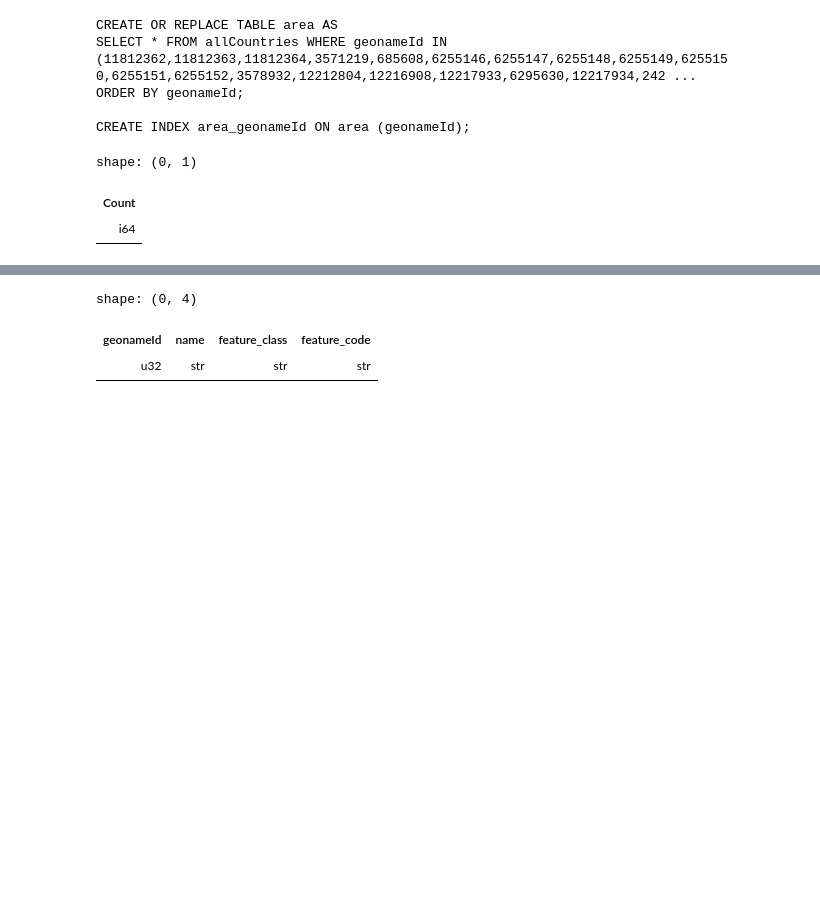
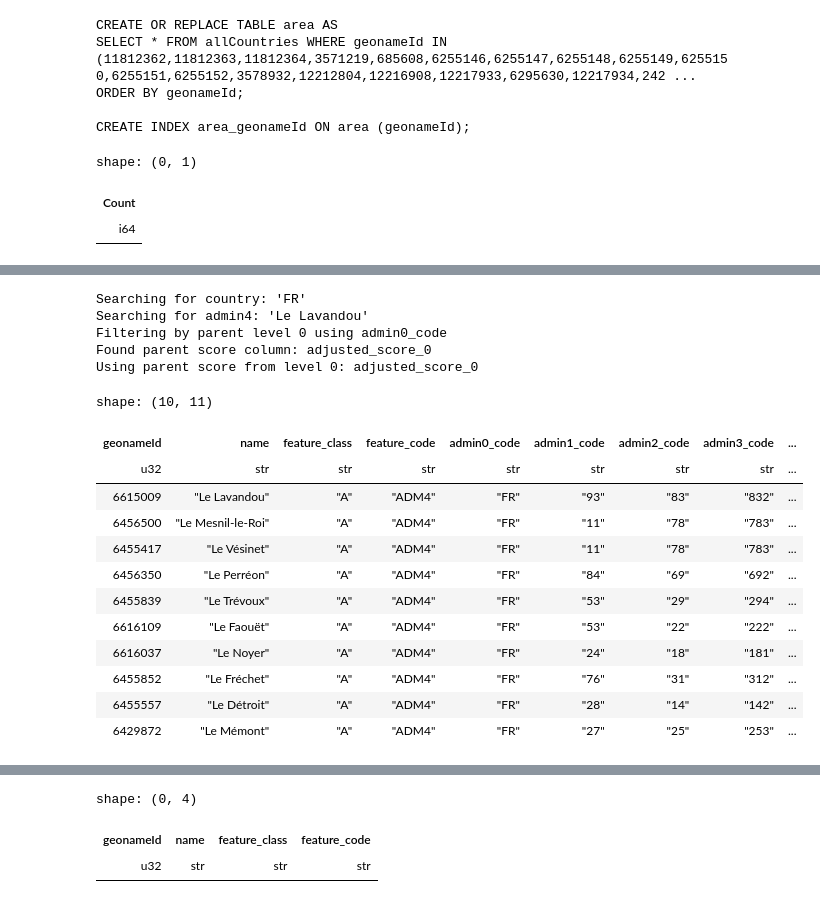
Before and after one commit to SamBroomy/heisenberg, a Jupyter notebook: test.ipynb, the cells around one changed output, grey strips where cells are left out. Drawn from its saved outputs; the diff is of its cells as text; code cells hidden in the pictures; blank space fills up the shorter version.

Commit message:
multi level search

```diff
--- a/test.ipynb
+++ b/test.ipynb
@@ -1382,0 +1777,24 @@ shape: (0, 1)
+# %%
+results = hierarchical_search(
+    search_terms=["FR", None, None, None, "Le Lavandou"], con=con
+)
+results["admin4"]
+# %% [output]
+Searching for country: 'FR'
+Searching for admin4: 'Le Lavandou'
+Filtering by parent level 0 using admin0_code
+Found parent score column: adjusted_score_0
+Using parent score from level 0: adjusted_score_0
+shape: (10, 11)
+| geonameId | name | feature_class | feature_code | admin0_code | admin1_code | admin2_code | admin3_code | ... |
+| u32 | str | str | str | str | str | str | str | ... |
+| 6615009 | "Le Lavandou" | "A" | "ADM4" | "FR" | "93" | "83" | "832" | ... |
+| 6456500 | "Le Mesnil-le-Roi" | "A" | "ADM4" | "FR" | "11" | "78" | "783" | ... |
+| 6455417 | "Le Vésinet" | "A" | "ADM4" | "FR" | "11" | "78" | "783" | ... |
+| 6456350 | "Le Perréon" | "A" | "ADM4" | "FR" | "84" | "69" | "692" | ... |
+| 6455839 | "Le Trévoux" | "A" | "ADM4" | "FR" | "53" | "29" | "294" | ... |
+| 6616109 | "Le Faouët" | "A" | "ADM4" | "FR" | "53" | "22" | "222" | ... |
+| 6616037 | "Le Noyer" | "A" | "ADM4" | "FR" | "24" | "18" | "181" | ... |
+| 6455852 | "Le Fréchet" | "A" | "ADM4" | "FR" | "76" | "31" | "312" | ... |
+| 6455557 | "Le Détroit" | "A" | "ADM4" | "FR" | "28" | "14" | "142" | ... |
+| 6429872 | "Le Mémont" | "A" | "ADM4" | "FR" | "27" | "25" | "253" | ... |
```
Also changed, not shown: parts of 16 cells of this notebook, 2 other files.
